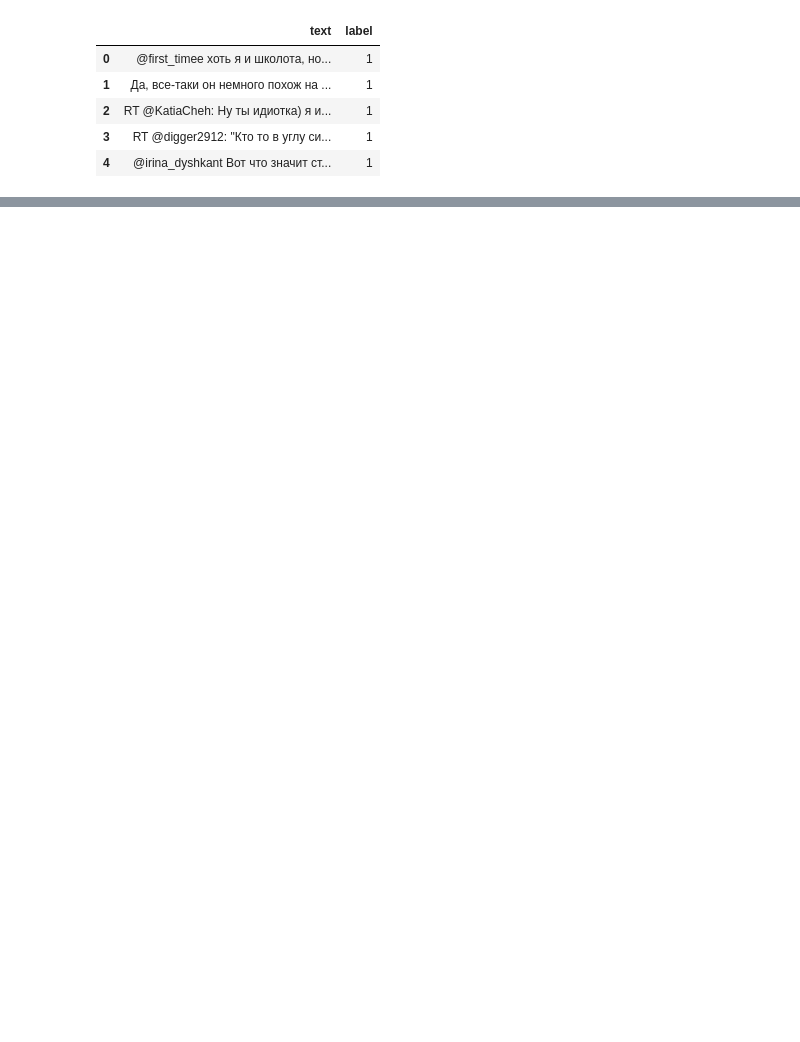
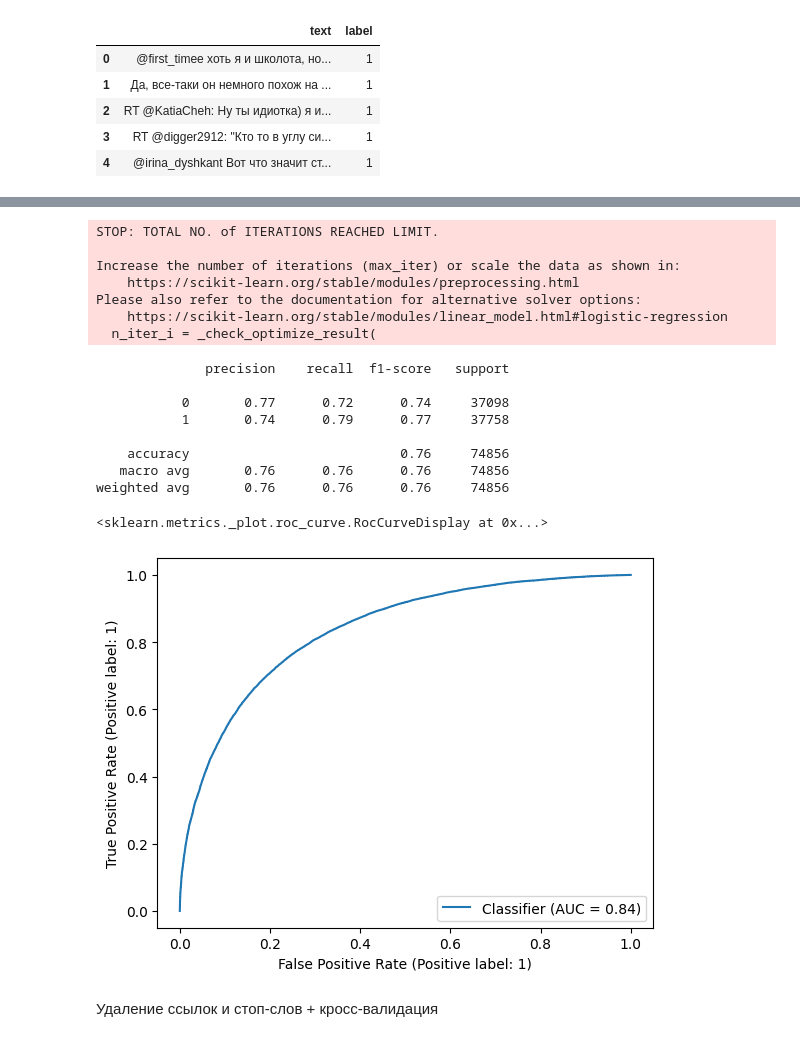
Before and after one commit to gutsy47/ETU-Sentiment-Analysis, a Jupyter notebook: tweets_classification.ipynb, the cells around one changed output, grey strips where cells are left out. Saved outputs shown, nothing was run; the diff lists cells and outputs as text; code cells hidden in the pictures; blank space fills up the shorter version.

```diff
--- a/tweets_classification.ipynb
+++ b/tweets_classification.ipynb
@@ -71,0 +163,47 @@ tweets.to_csv('preprocessed_data.csv', index=False, encoding='cp1251')
+# %%
+def remove_links(text):
+  link_pattern = r'http[s]?://(?:[a-zA-Z]|[0-9]|[$-_@.&+]|[!*\(\),]|(?:%[0-9a-fA-F][0-9a-fA-F]))+'
+  cleaned_text = re.sub(link_pattern, '', text)
+  return cleaned_text
+
+tweets_noNorm = pd.read_csv("data.csv")
+tweets_noNorm['text'] = tweets_noNorm['text'].apply(lambda x: remove_links(x))
+# %%
+tweets_noNorm = tweets_noNorm.dropna()
+
+tfidf_vectorizer = TfidfVectorizer()
+
+text_vector_noNorm = tfidf_vectorizer.fit_transform(tweets_noNorm['text'])
+
+X_train, X_test, y_train, y_test = train_test_split(text_vector_noNorm,
+                                                    tweets_noNorm['label'].apply(lambda x: int(x)),
+                                                    test_size=0.33, random_state=42)
+# %%
+model_noNorm = LogisticRegression()
+
+model_noNorm.fit(X_train, y_train)
+
+preds = model_noNorm.predict(X_test)
+
+print(classification_report(y_test, preds))
+RocCurveDisplay.from_predictions(y_test, model_noNorm.predict_proba(X_test)[:,1])
+# %% [output]
+STOP: TOTAL NO. of ITERATIONS REACHED LIMIT.
+
+Increase the number of iterations (max_iter) or scale the data as shown in:
+    https://scikit-learn.org/stable/modules/preprocessing.html
+Please also refer to the documentation for alternative solver options:
+    https://scikit-learn.org/stable/modules/linear_model.html#logistic-regression
+  n_iter_i = _check_optimize_result(
+              precision    recall  f1-score   support
+
+           0       0.77      0.72      0.74     37098
+           1       0.74      0.79      0.77     37758
+
+    accuracy                           0.76     74856
+   macro avg       0.76      0.76      0.76     74856
+weighted avg       0.76      0.76      0.76     74856
+<sklearn.metrics._plot.roc_curve.RocCurveDisplay at 0x...>
+[figure, added]
+# %% [markdown]
+Удаление ссылок и стоп-слов + кросс-валидация
```
Also changed, not shown: parts of 15 cells of this notebook.
